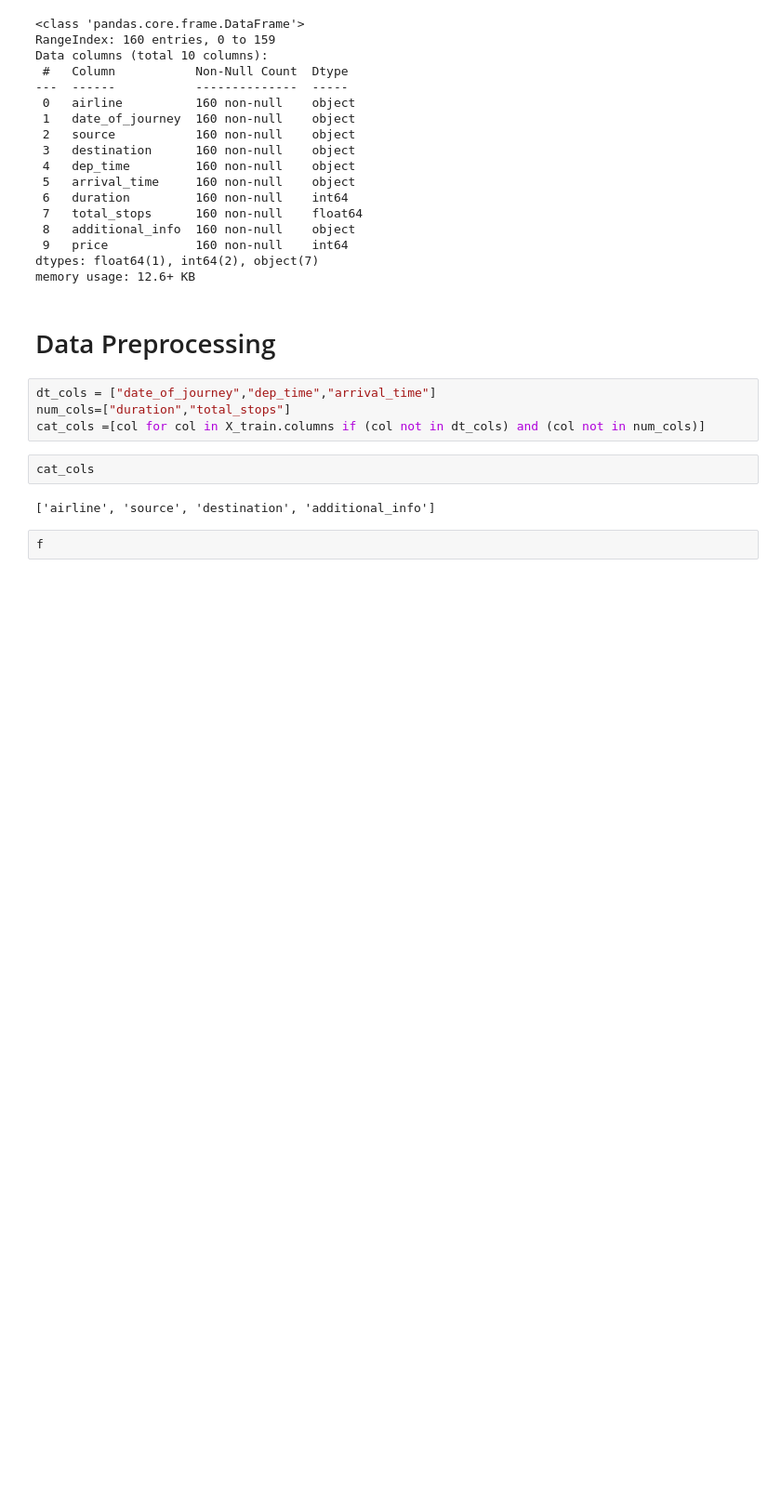
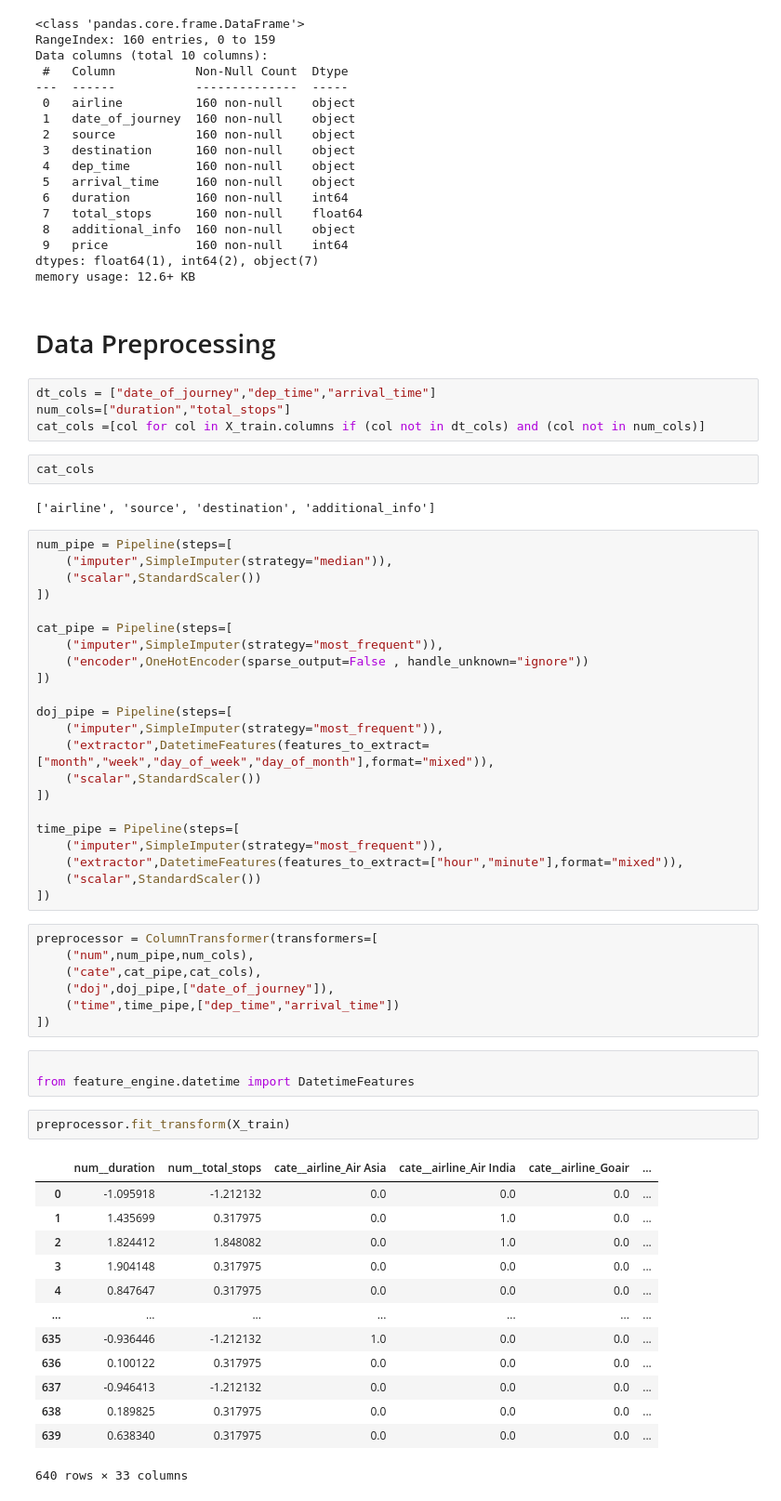
Before and after one commit to Samriddhi2711/Basic-Flask-Project, a Jupyter notebook: Untitled.ipynb, the cells around one changed output. Shown at 93% size. Drawn from its saved outputs; the diff is of its cells as text; blank space fills up the shorter version.

```diff
--- a/Untitled.ipynb
+++ b/Untitled.ipynb
@@ -124,4 +124,50 @@ cat_cols
 # %% [output]
 ['airline', 'source', 'destination', 'additional_info']
 # %%
-f
+num_pipe = Pipeline(steps=[
+    ("imputer",SimpleImputer(strategy="median")),
+    ("scalar",StandardScaler())
+])
+
+cat_pipe = Pipeline(steps=[
+    ("imputer",SimpleImputer(strategy="most_frequent")),
+    ("encoder",OneHotEncoder(sparse_output=False , handle_unknown="ignore"))
+])
+
+doj_pipe = Pipeline(steps=[
+    ("imputer",SimpleImputer(strategy="most_frequent")),
+    ("extractor",DatetimeFeatures(features_to_extract=["month","week","day_of_week","day_of_month"],format="mixed")),
+    ("scalar",StandardScaler())
+])
+
+time_pipe = Pipeline(steps=[
+    ("imputer",SimpleImputer(strategy="most_frequent")),
+    ("extractor",DatetimeFeatures(features_to_extract=["hour","minute"],format="mixed")),
+    ("scalar",StandardScaler())
+])
+# %%
+preprocessor = ColumnTransformer(transformers=[
+    ("num",num_pipe,num_cols),
+    ("cate",cat_pipe,cat_cols),
+    ("doj",doj_pipe,["date_of_journey"]),
+    ("time",time_pipe,["dep_time","arrival_time"])
+])
+# %%
+
+from feature_engine.datetime import DatetimeFeatures
+# %%
+preprocessor.fit_transform(X_train)
+# %% [output]
+|  | num__duration | num__total_stops | cate__airline_Air Asia | cate__airline_Air India | cate__airline_Goair | ... |
+| 0 | -1.095918 | -1.212132 | 0.0 | 0.0 | 0.0 | ... |
+| 1 | 1.435699 | 0.317975 | 0.0 | 1.0 | 0.0 | ... |
+| 2 | 1.824412 | 1.848082 | 0.0 | 1.0 | 0.0 | ... |
+| 3 | 1.904148 | 0.317975 | 0.0 | 0.0 | 0.0 | ... |
+| 4 | 0.847647 | 0.317975 | 0.0 | 0.0 | 0.0 | ... |
+| ... | ... | ... | ... | ... | ... | ... |
+| 635 | -0.936446 | -1.212132 | 1.0 | 0.0 | 0.0 | ... |
+| 636 | 0.100122 | 0.317975 | 0.0 | 0.0 | 0.0 | ... |
+| 637 | -0.946413 | -1.212132 | 0.0 | 0.0 | 0.0 | ... |
+| 638 | 0.189825 | 0.317975 | 0.0 | 0.0 | 0.0 | ... |
+| 639 | 0.638340 | 0.317975 | 0.0 | 0.0 | 0.0 | ... |
+640 rows × 33 columns
```
Also changed, not shown: parts of 23 cells of this notebook.
